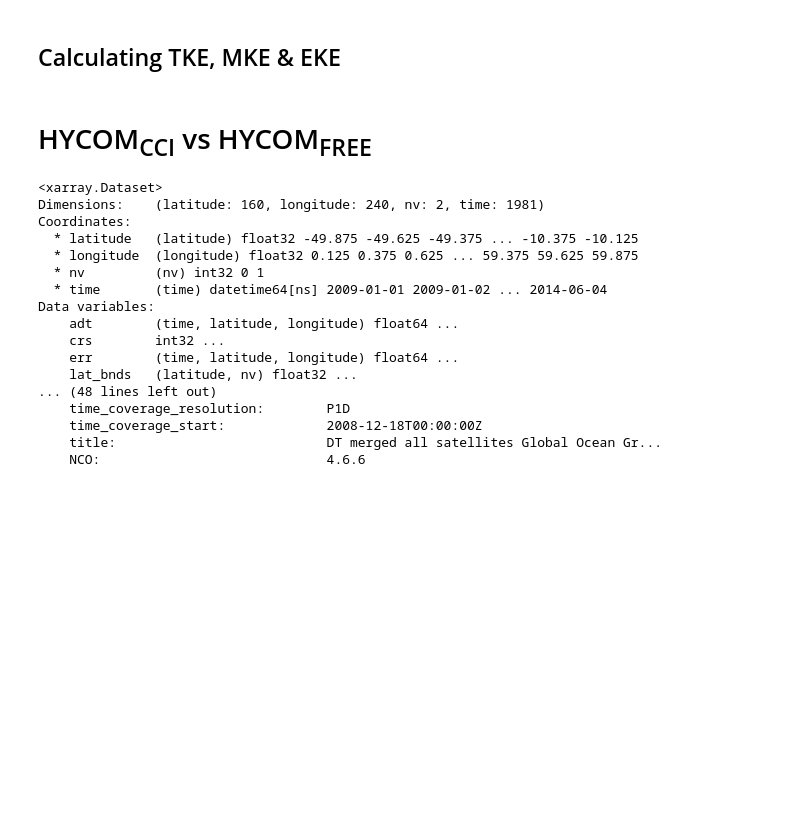
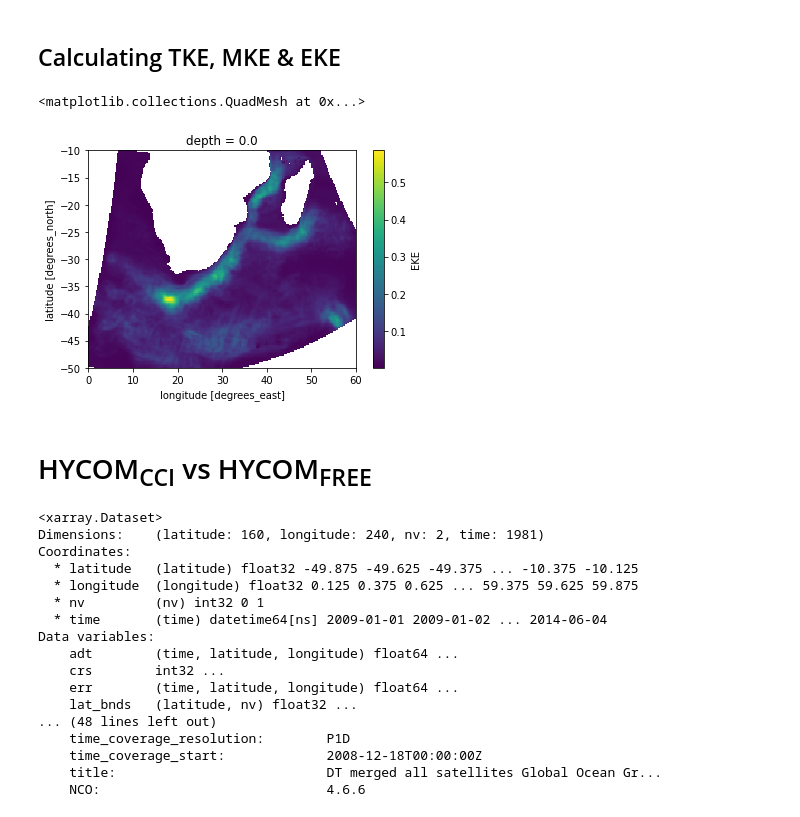
Before and after one commit to HarryLuyt/paper1_scripts, a Jupyter notebook: Scripts/MKE_EKE.ipynb, the cells around one changed output. Saved outputs shown, nothing was run; the diff lists cells and outputs as text; code cells hidden in the pictures; blank space fills up the shorter version.

```diff
--- a/Scripts/MKE_EKE.ipynb
+++ b/Scripts/MKE_EKE.ipynb
@@ -182,3 +216,8 @@ def calculateEnergies():
+# %%
+ds_free_tke['EKE'].plot()
+# %% [output]
+<matplotlib.collections.QuadMesh at 0x...>
+[figure, added]
 # %% [markdown]
 # HYCOM<sub>CCI</sub> vs HYCOM<sub>FREE</sub>
 # %%
```
Also changed, not shown: parts of 3 cells of this notebook.
